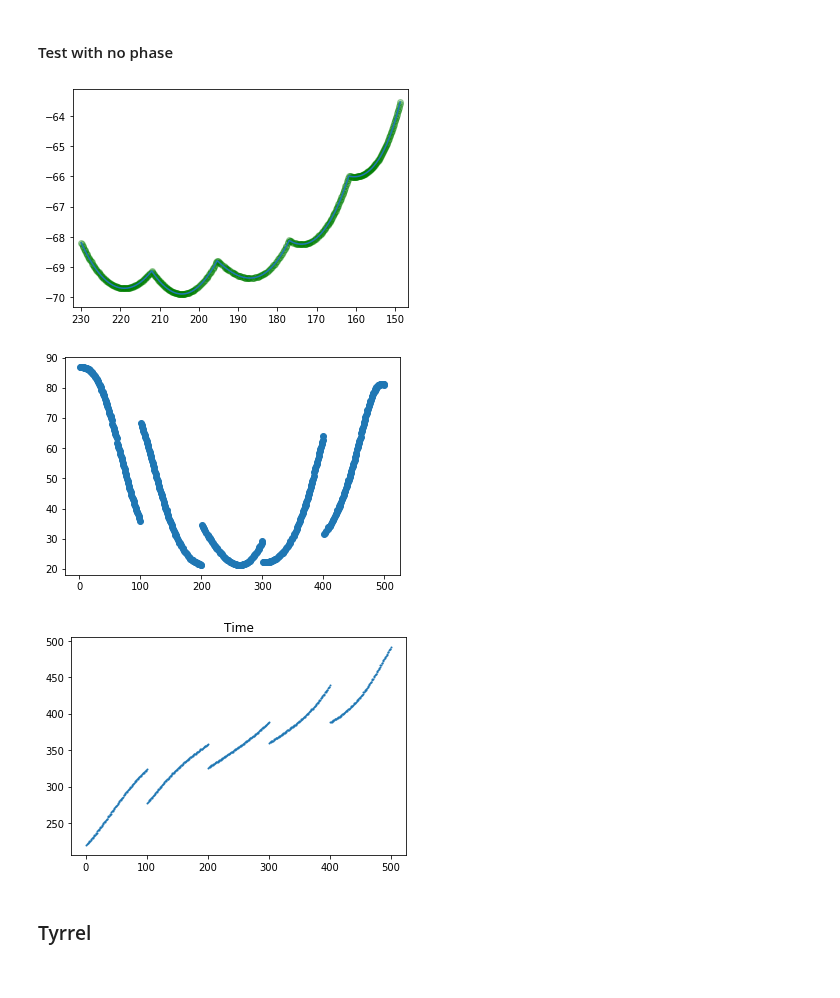
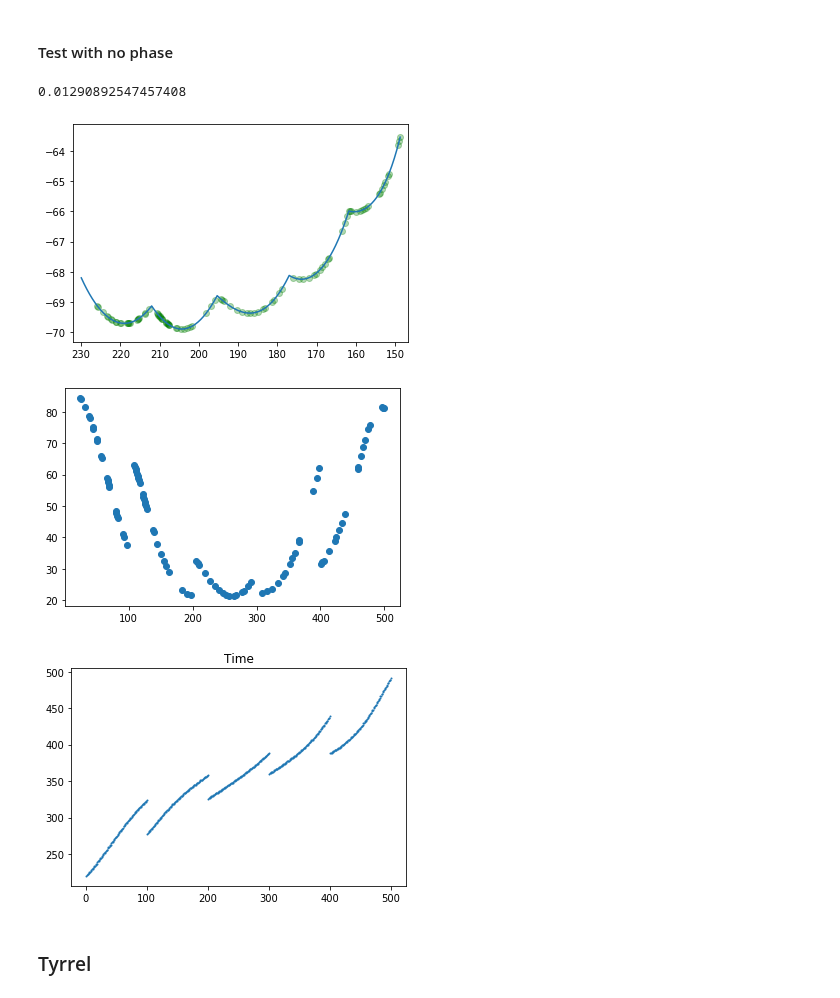
Before and after one commit to ssajous/europa-cycloids, a Jupyter notebook: src/Cycloid Fitting.ipynb, the cells around one changed output. Drawn from its saved outputs; the diff is of its cells as text; code cells hidden in the pictures.

```diff
--- a/src/Cycloid Fitting.ipynb
+++ b/src/Cycloid Fitting.ipynb
@@ -291,10 +356,12 @@ bestFit, finalFit = analyze_fit(opt, cycloids['delphi'].curve, 0.25, name="Delph
 # %% [markdown]
 #### Test with no phase
 # %%
-data = direct_fit(cycloids['delphi'].curve, 0.25)
+data, loss = direct_fit(cycloids['delphi'].curve, 0.05)
+loss
 # %% [output]
+0.01290892547457408
-[figure, old version]
+[figure, new version]
-[figure, old version]
+[figure, new version]
 [figure]
 # %% [markdown]
 ### Tyrrel
```
Also changed, not shown: parts of 7 cells of this notebook, 5 other files.
